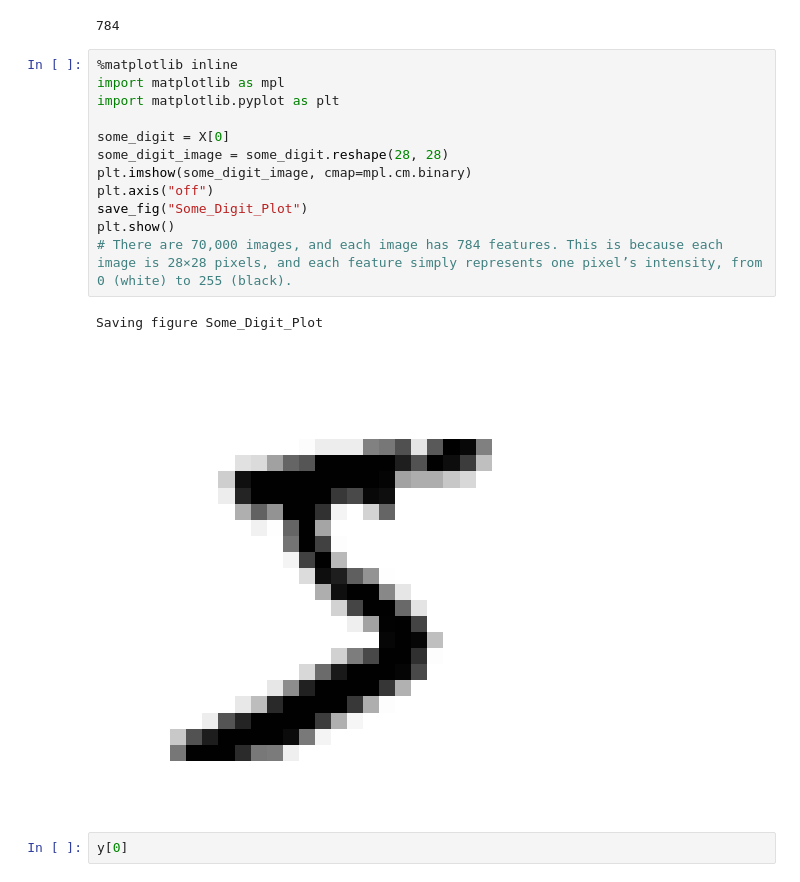
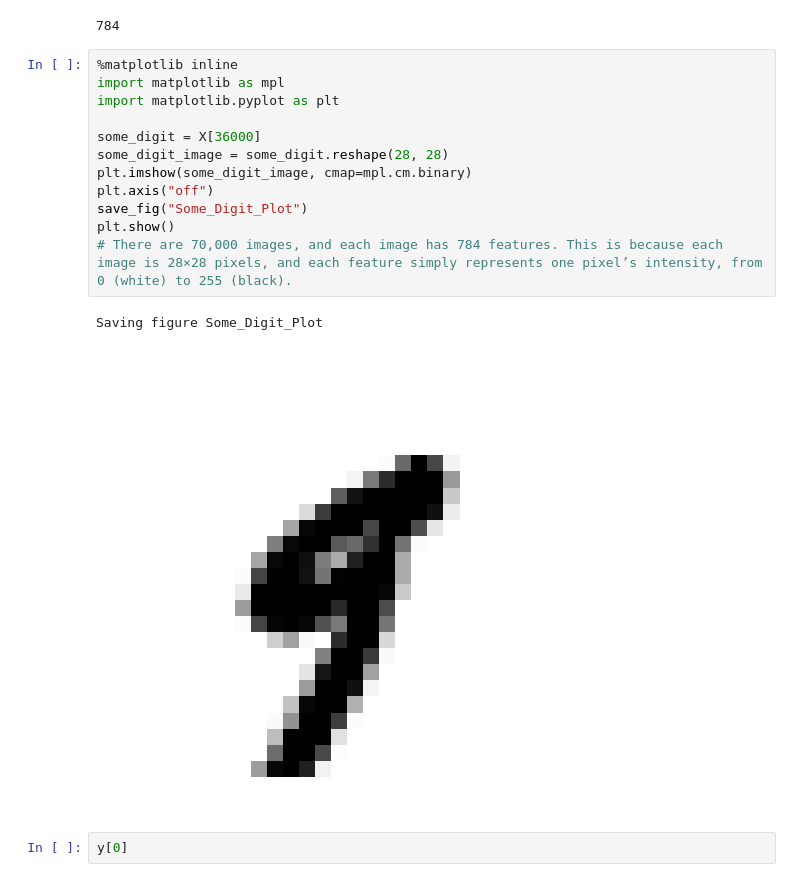
Before and after one commit to souravbhunia07/Machine_Learning, a Jupyter notebook: Hands On Machine Learning with Scikit Learn and TensorFlow codes/3.Classification/Classification.ipynb, the cells around one changed output. Drawn from its saved outputs; the diff is of its cells as text.

```diff
--- a/Hands On Machine Learning with Scikit Learn and TensorFlow codes/3.Classification/Classification.ipynb
+++ b/Hands On Machine Learning with Scikit Learn and TensorFlow codes/3.Classification/Classification.ipynb
@@ -84,18 +84,18 @@ y.shape
 # %%
 %matplotlib inline
 import matplotlib as mpl
 import matplotlib.pyplot as plt
 
-some_digit = X[0]
+some_digit = X[36000]
 some_digit_image = some_digit.reshape(28, 28)
 plt.imshow(some_digit_image, cmap=mpl.cm.binary)
 plt.axis("off")
 save_fig("Some_Digit_Plot")
 plt.show()
 # There are 70,000 images, and each image has 784 features. This is because each image is 28×28 pixels, and each feature simply represents one pixel’s intensity, from 0 (white) to 255 (black).
 # %% [output]
 Saving figure Some_Digit_Plot
-[figure, old version]
+[figure, new version]
 # %%
 y[0]
 # %% [output]
```
Also changed, not shown: parts of 40 cells of this notebook, 10 other files.
